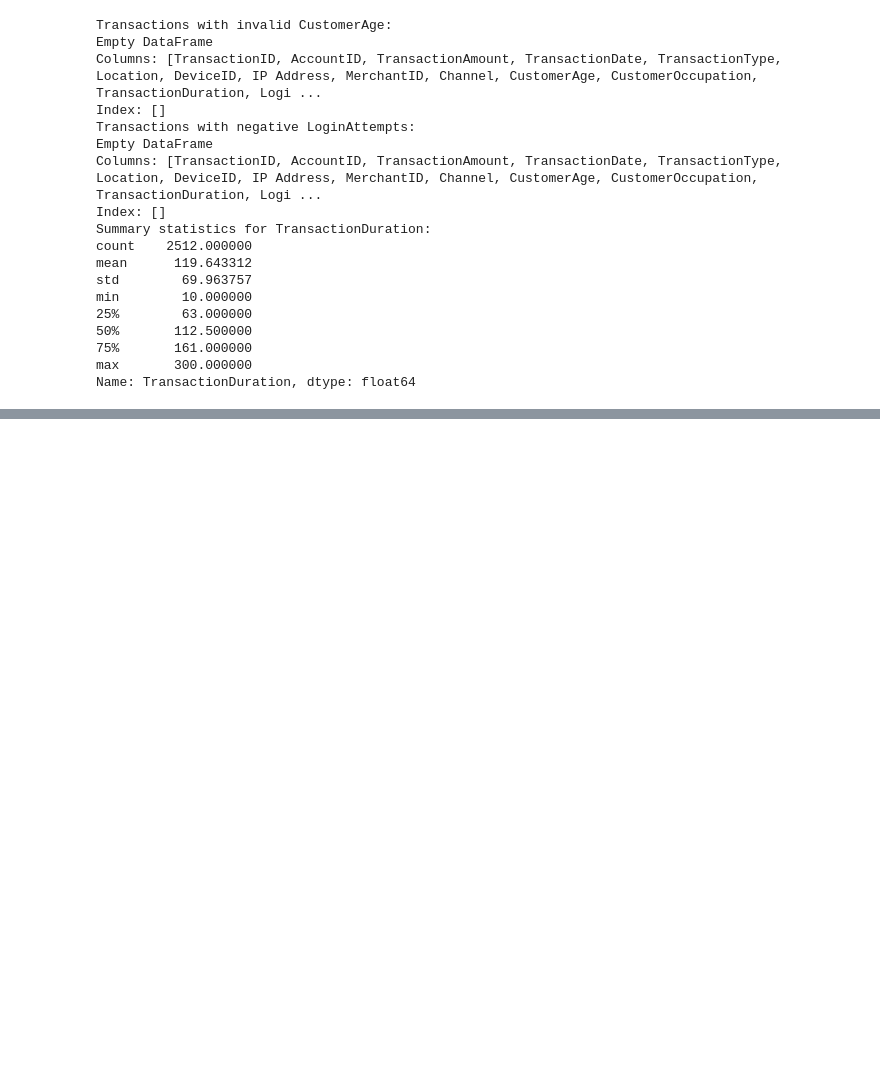
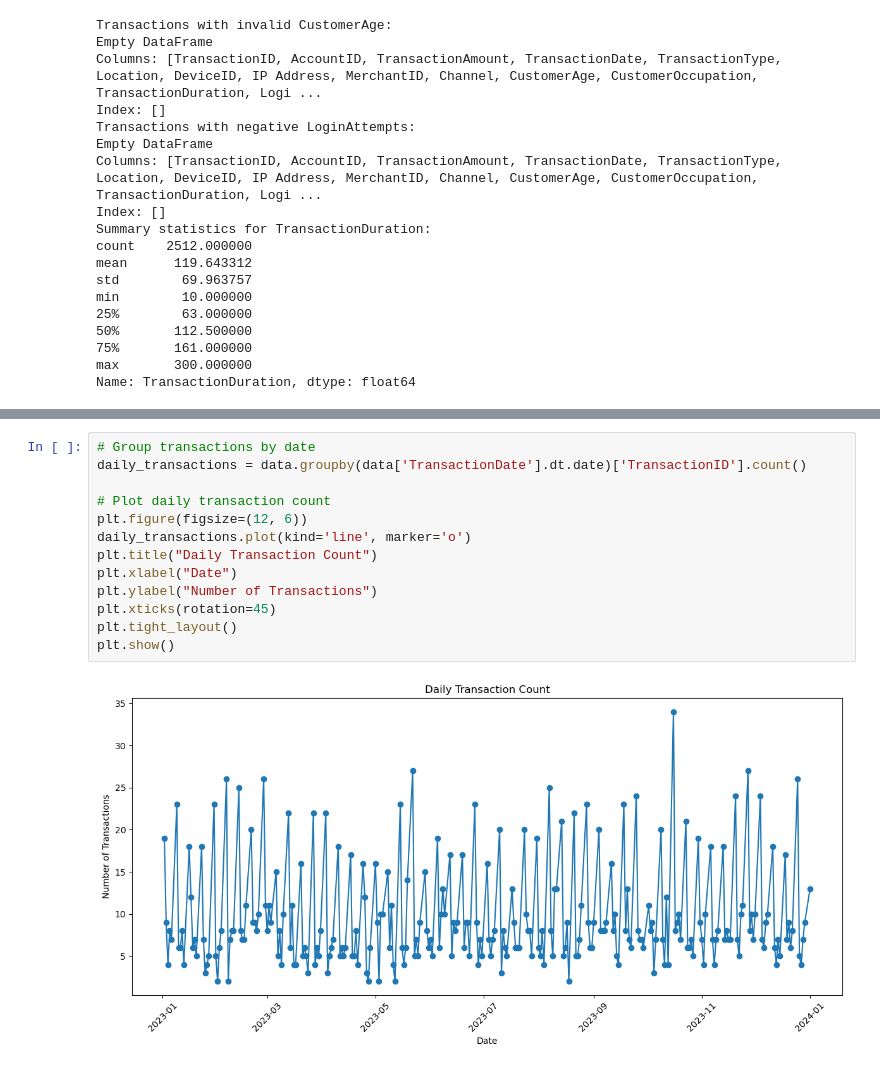
Before and after one commit to kealankuar/bank-fraud-anomaly-detection, a Jupyter notebook: notebooks/EDA.ipynb, the cells around one changed output, grey strips where cells are left out. Drawn from its saved outputs; the diff is of its cells as text; blank space fills up the shorter version.

```diff
--- a/notebooks/EDA.ipynb
+++ b/notebooks/EDA.ipynb
@@ -124,0 +212,15 @@ Name: TransactionDuration, dtype: float64
+# %%
+# Group transactions by date
+daily_transactions = data.groupby(data['TransactionDate'].dt.date)['TransactionID'].count()
+
+# Plot daily transaction count
+plt.figure(figsize=(12, 6))
+daily_transactions.plot(kind='line', marker='o')
+plt.title("Daily Transaction Count")
+plt.xlabel("Date")
+plt.ylabel("Number of Transactions")
+plt.xticks(rotation=45)
+plt.tight_layout()
+plt.show()
+# %% [output]
+[figure, added]
```
Also changed, not shown: parts of 4 cells of this notebook.
